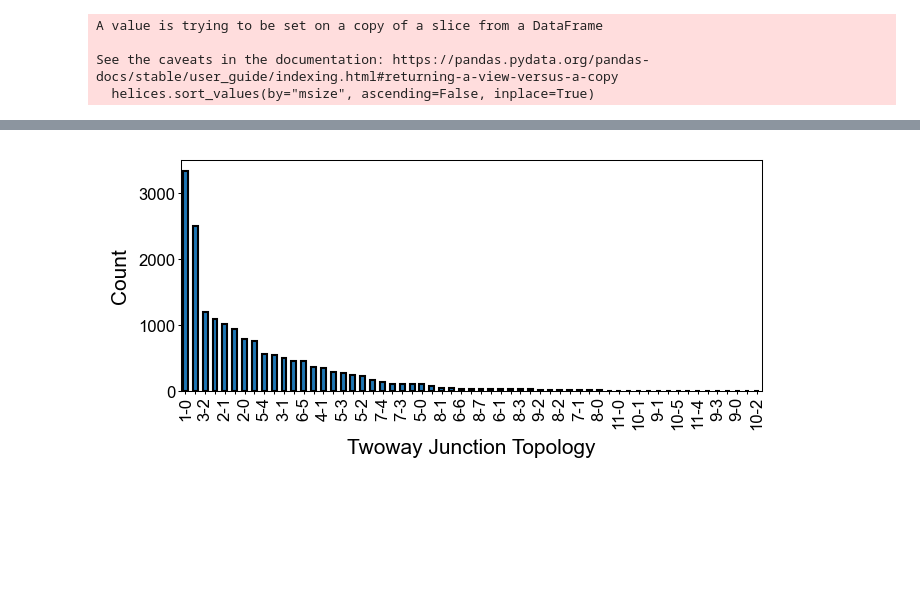
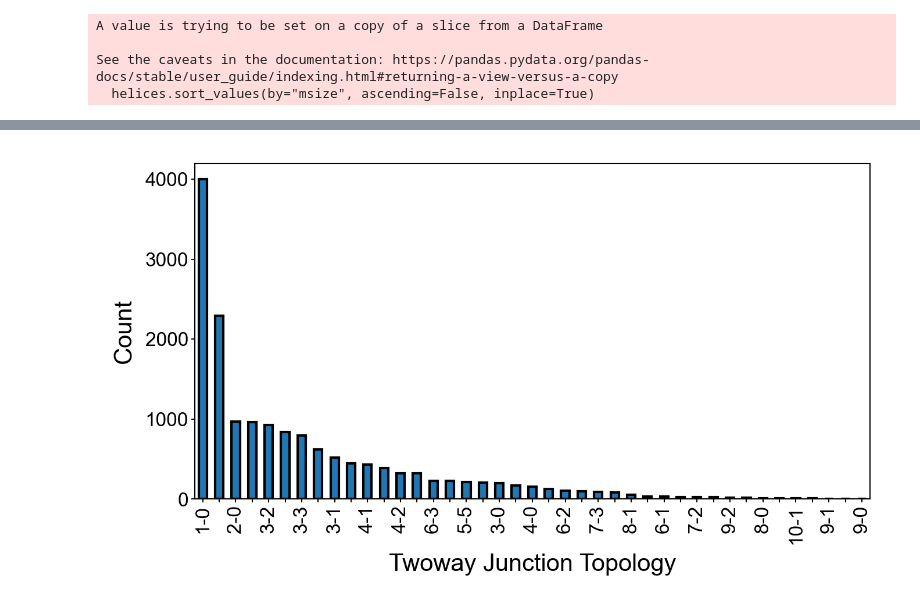
Before and after one commit to YesselmanLab/rna_motif_library, a Jupyter notebook: notebooks/non_redundant_motifs.ipynb, the cells around one changed output, grey strips where cells are left out. Saved outputs shown, nothing was run; the diff lists cells and outputs as text; code cells hidden in the pictures; blank space fills up the shorter version.

```diff
--- a/notebooks/non_redundant_motifs.ipynb
+++ b/notebooks/non_redundant_motifs.ipynb
@@ -142,0 +123,6 @@ df_unique = df_unique.query("mtype != 'UNKNOWN'")
+# %%
+path = "../data/summaries/non_redundant_motifs.csv"
+df = pd.read_csv(path)
+df = add_motif_name_columns(df, "motif_name")
+df = df.query("mtype != 'UNKNOWN'")
+df = add_residue_count(df)
@@ -245,23 +268,23 @@ publication_style_ax(ax)
 # %%
 # Get TWOWAY motifs and their sizes
-twoways = df_unique.query("mtype == 'TWOWAY'").copy()
+twoways = df.query("mtype == 'TWOWAY'").copy()
 twoways = add_residue_count(twoways)
 twoways = twoways.query("residue_num <= 15")
 twoway_sizes = twoways["msize"].value_counts()
 
 # Create bar plot of twoway sizes
-fig, ax = plt.subplots(figsize=(5.0, 2.0), dpi=150)
+fig, ax = plt.subplots(figsize=(5.0, 2.5), dpi=300)
 twoway_sizes.plot(kind="bar", ax=ax, edgecolor="black")
 ax.set_xlabel("Twoway Junction Topology")
 
 # Label every other bar
 labels = [str(x) if i % 2 == 0 else "" for i, x in enumerate(twoway_sizes.index)]
 ax.set_xticklabels(labels, rotation=90)
 
 ax.set_ylabel("Count")
 publication_style_ax(ax)
 # %% [output]
-[figure, old version]
+[figure, new version]
 # %%
 twoways = df_unique.query("mtype == 'TWOWAY'").copy()
 twoways["size1"] = twoways["msize"].str.split("-").str[0].astype(int)
```
Also changed, not shown: parts of 11 cells of this notebook, 18 other files.
